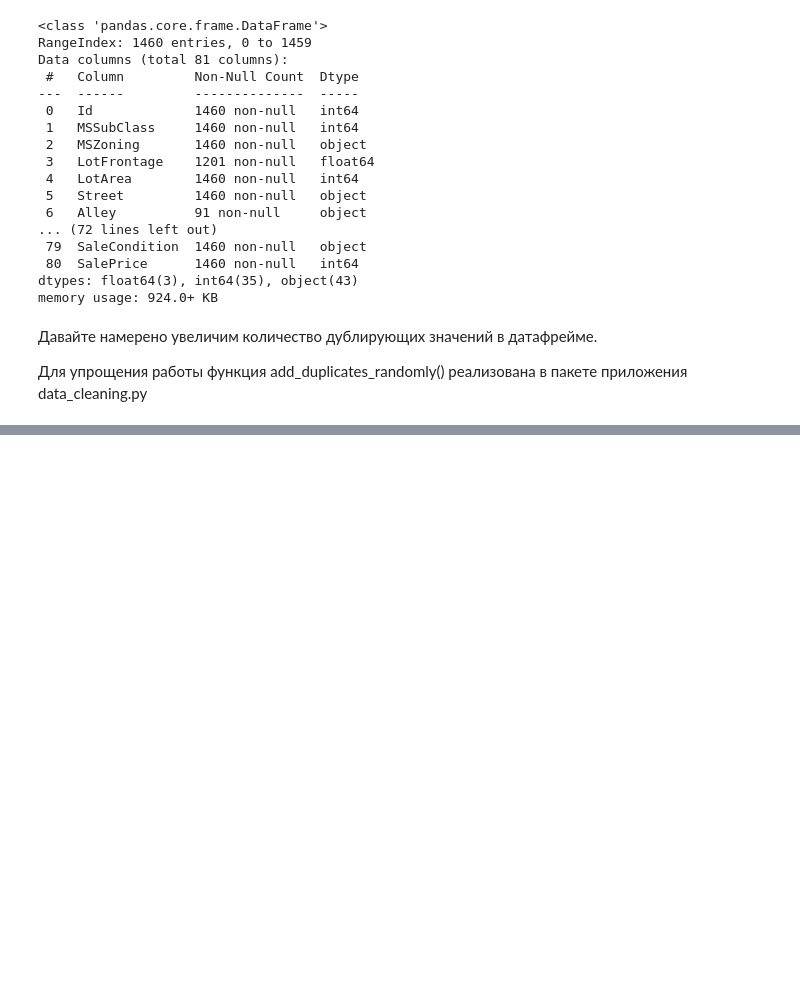
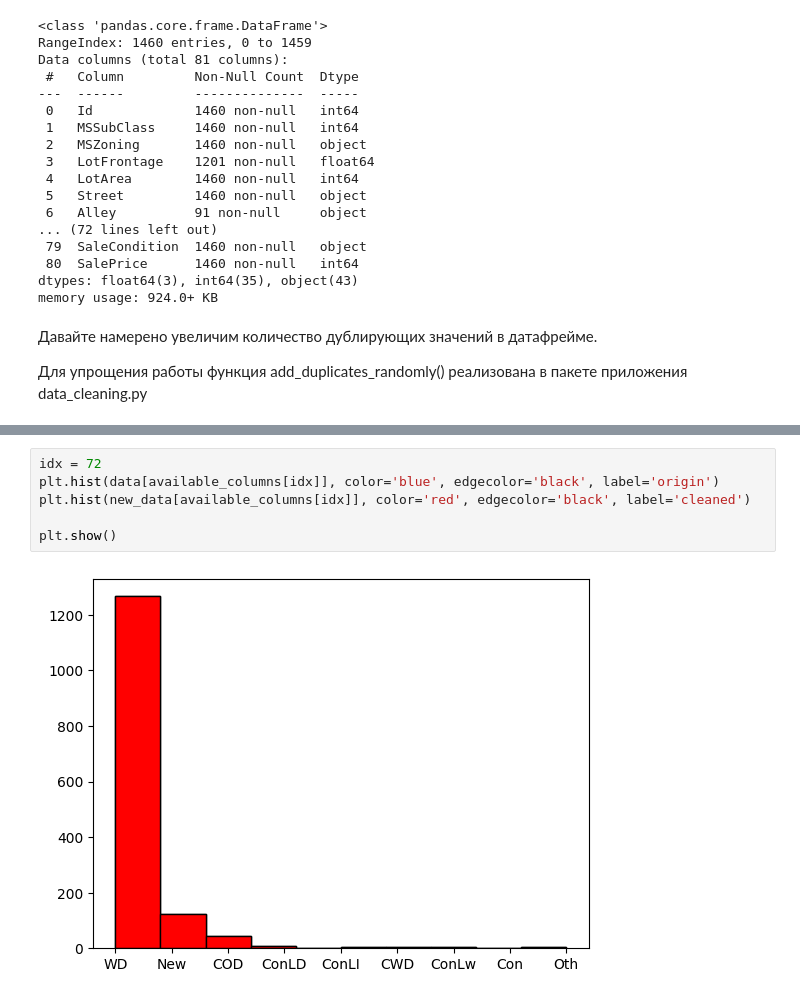
Before and after one commit to Kasymkhankhubiyev/Parse_directory_NSU, a Jupyter notebook: task2/data_cleaner.ipynb, the cells around one changed output, grey strips where cells are left out. Drawn from its saved outputs; the diff is of its cells as text; blank space fills up the shorter version.

```diff
--- a/task2/data_cleaner.ipynb
+++ b/task2/data_cleaner.ipynb
@@ -57,0 +84,8 @@ data_duplicated.shape
+# %%
+idx = 72
+plt.hist(data[available_columns[idx]], color='blue', edgecolor='black', label='origin')
+plt.hist(new_data[available_columns[idx]], color='red', edgecolor='black', label='cleaned')
+
+plt.show()
+# %% [output]
+[figure, added]
```
Also changed, not shown: parts of 8 cells of this notebook, 4 other files.
